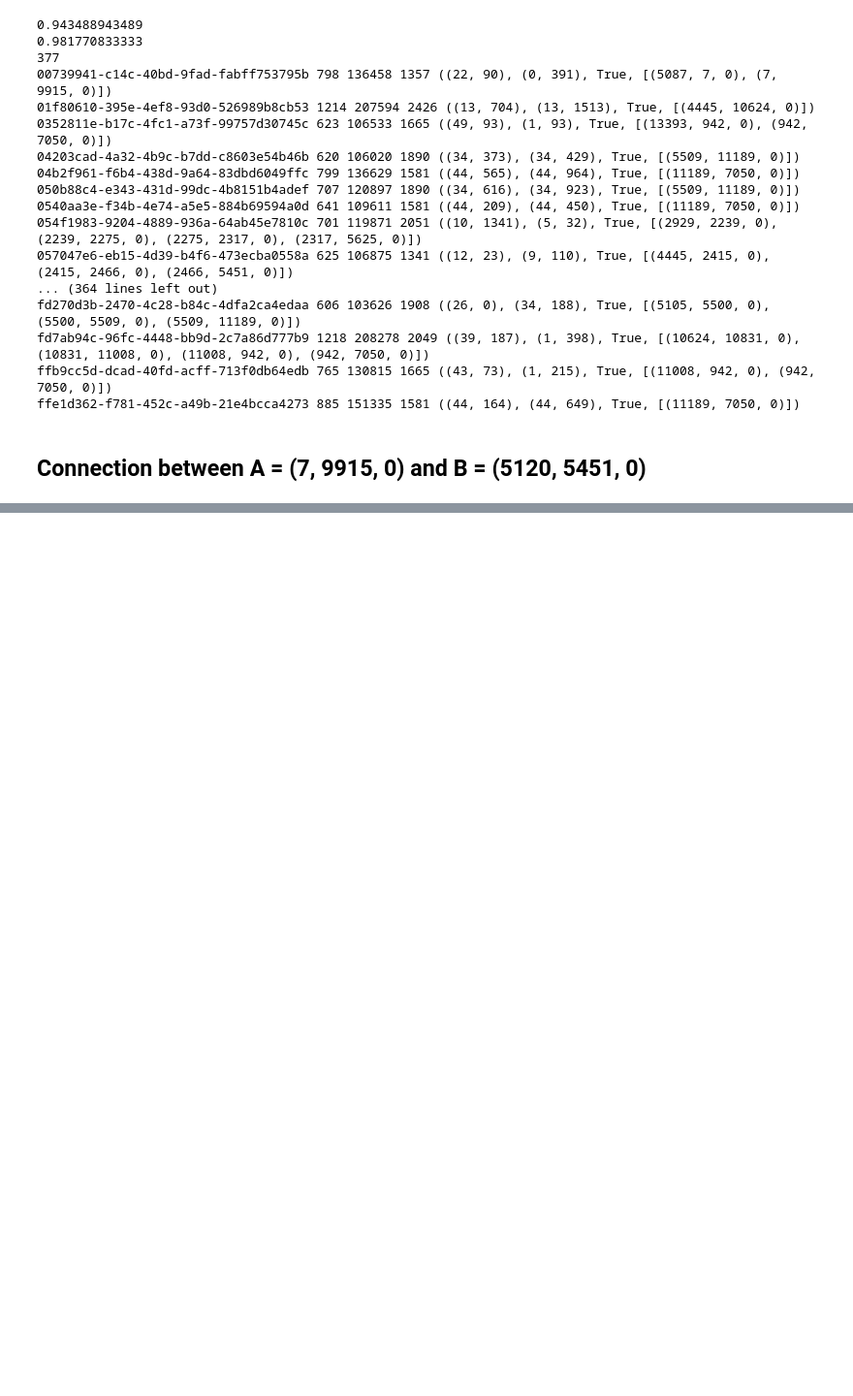
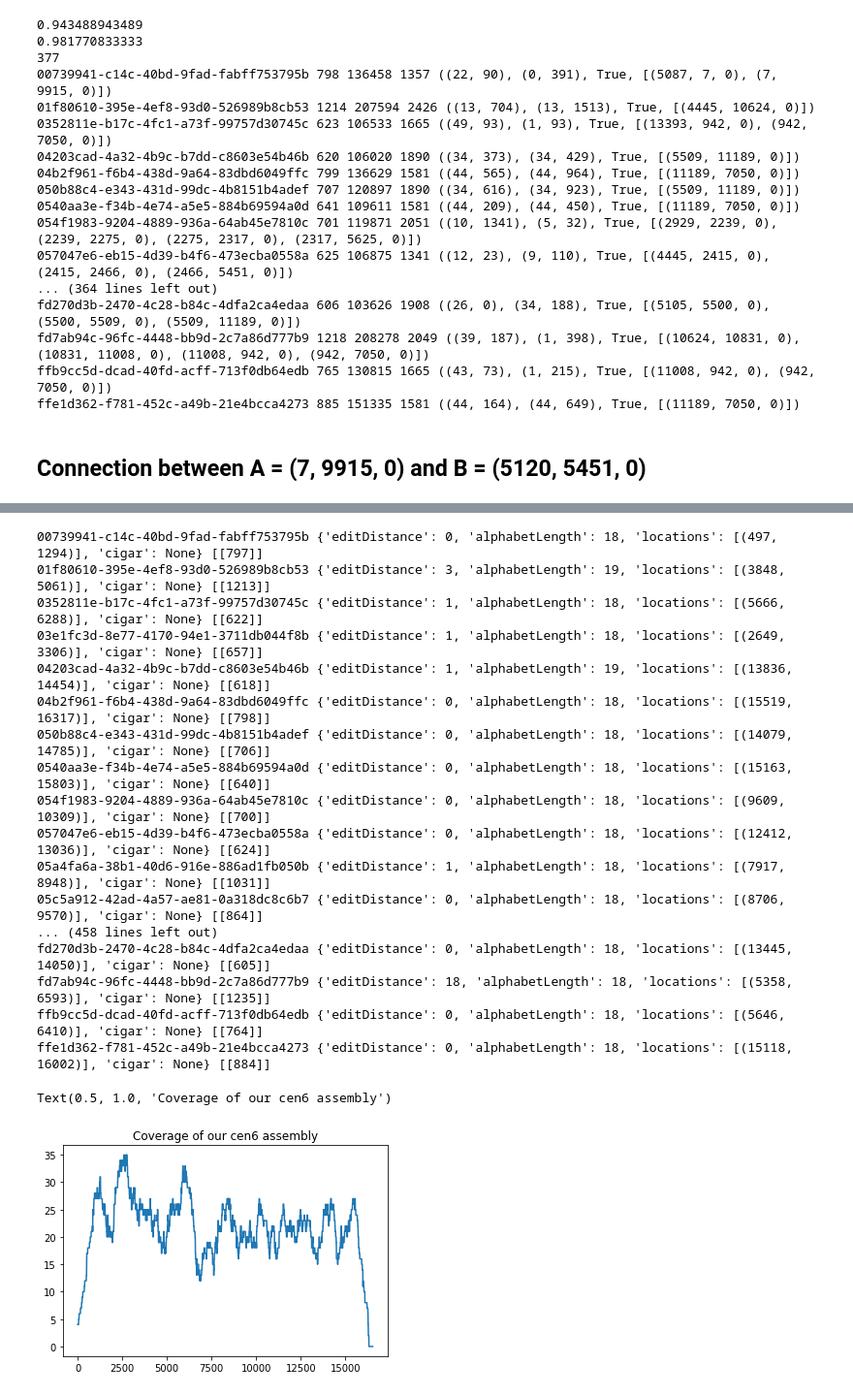
Before and after one commit to seryrzu/centroFlye, a Jupyter notebook: scripts/jupyters/IterativeDeBruijnGraph.ipynb, the cells around one changed output, grey strips where cells are left out. Shown: that part at 97% size. Drawn from its saved outputs; the diff is of its cells as text; code cells hidden in the pictures; blank space fills up the shorter version.

```diff
--- a/scripts/jupyters/IterativeDeBruijnGraph.ipynb
+++ b/scripts/jupyters/IterativeDeBruijnGraph.ipynb
@@ -999,0 +1589,2 @@ DEFGHIJKLMNOPQRABCDEFGHIJKLMNOPQRABCDEFGHIJKLMNOPQRABCDEFGHIJKLMNOPQRABCDEFGHIJK
+# %%
+scaffold, scaffold_path = get_scaffold_v1_Nov18(dbs[400])
@@ -999,0 +1622,24 @@ DEFGHIJKLMNOPQRABCDEFGHIJKLMNOPQRABCDEFGHIJKLMNOPQRABCDEFGHIJKLMNOPQRABCDEFGHIJK
+# %%
+cov = get_cov(scaffold, monomer_strings)
+plt.plot(cov)
+plt.title('Coverage of our cen6 assembly')
+# %% [output]
+00739941-c14c-40bd-9fad-fabff753795b {'editDistance': 0, 'alphabetLength': 18, 'locations': [(497, 1294)], 'cigar': None} [[797]]
+01f80610-395e-4ef8-93d0-526989b8cb53 {'editDistance': 3, 'alphabetLength': 19, 'locations': [(3848, 5061)], 'cigar': None} [[1213]]
+0352811e-b17c-4fc1-a73f-99757d30745c {'editDistance': 1, 'alphabetLength': 18, 'locations': [(5666, 6288)], 'cigar': None} [[622]]
+03e1fc3d-8e77-4170-94e1-3711db044f8b {'editDistance': 1, 'alphabetLength': 18, 'locations': [(2649, 3306)], 'cigar': None} [[657]]
+04203cad-4a32-4b9c-b7dd-c8603e54b46b {'editDistance': 1, 'alphabetLength': 19, 'locations': [(13836, 14454)], 'cigar': None} [[618]]
+04b2f961-f6b4-438d-9a64-83dbd6049ffc {'editDistance': 0, 'alphabetLength': 18, 'locations': [(15519, 16317)], 'cigar': None} [[798]]
+050b88c4-e343-431d-99dc-4b8151b4adef {'editDistance': 0, 'alphabetLength': 18, 'locations': [(14079, 14785)], 'cigar': None} [[706]]
+0540aa3e-f34b-4e74-a5e5-884b69594a0d {'editDistance': 0, 'alphabetLength': 18, 'locations': [(15163, 15803)], 'cigar': None} [[640]]
+054f1983-9204-4889-936a-64ab45e7810c {'editDistance': 0, 'alphabetLength': 18, 'locations': [(9609, 10309)], 'cigar': None} [[700]]
+057047e6-eb15-4d39-b4f6-473ecba0558a {'editDistance': 0, 'alphabetLength': 18, 'locations': [(12412, 13036)], 'cigar': None} [[624]]
+05a4fa6a-38b1-40d6-916e-886ad1fb050b {'editDistance': 1, 'alphabetLength': 18, 'locations': [(7917, 8948)], 'cigar': None} [[1031]]
+05c5a912-42ad-4a57-ae81-0a318dc8c6b7 {'editDistance': 0, 'alphabetLength': 18, 'locations': [(8706, 9570)], 'cigar': None} [[864]]
+... (458 lines left out)
+fd270d3b-2470-4c28-b84c-4dfa2ca4edaa {'editDistance': 0, 'alphabetLength': 18, 'locations': [(13445, 14050)], 'cigar': None} [[605]]
+fd7ab94c-96fc-4448-bb9d-2c7a86d777b9 {'editDistance': 18, 'alphabetLength': 18, 'locations': [(5358, 6593)], 'cigar': None} [[1235]]
+ffb9cc5d-dcad-40fd-acff-713f0db64edb {'editDistance': 0, 'alphabetLength': 18, 'locations': [(5646, 6410)], 'cigar': None} [[764]]
+ffe1d362-f781-452c-a49b-21e4bcca4273 {'editDistance': 0, 'alphabetLength': 18, 'locations': [(15118, 16002)], 'cigar': None} [[884]]
+Text(0.5, 1.0, 'Coverage of our cen6 assembly')
+[figure, added]
```
Also changed, not shown: parts of 103 cells of this notebook.
